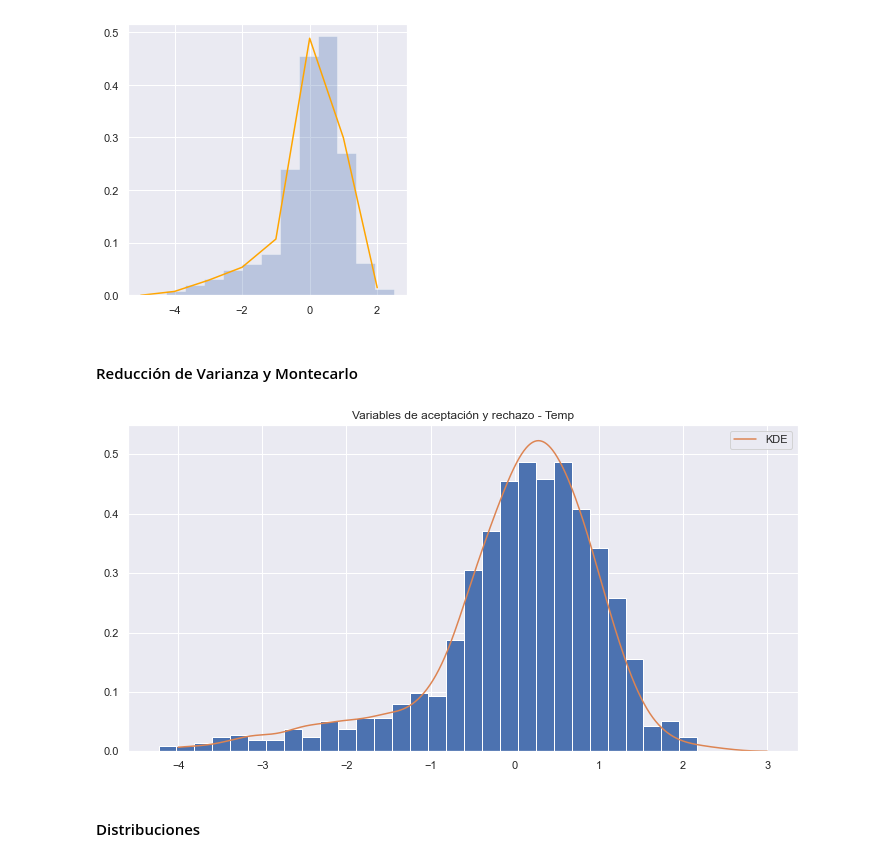
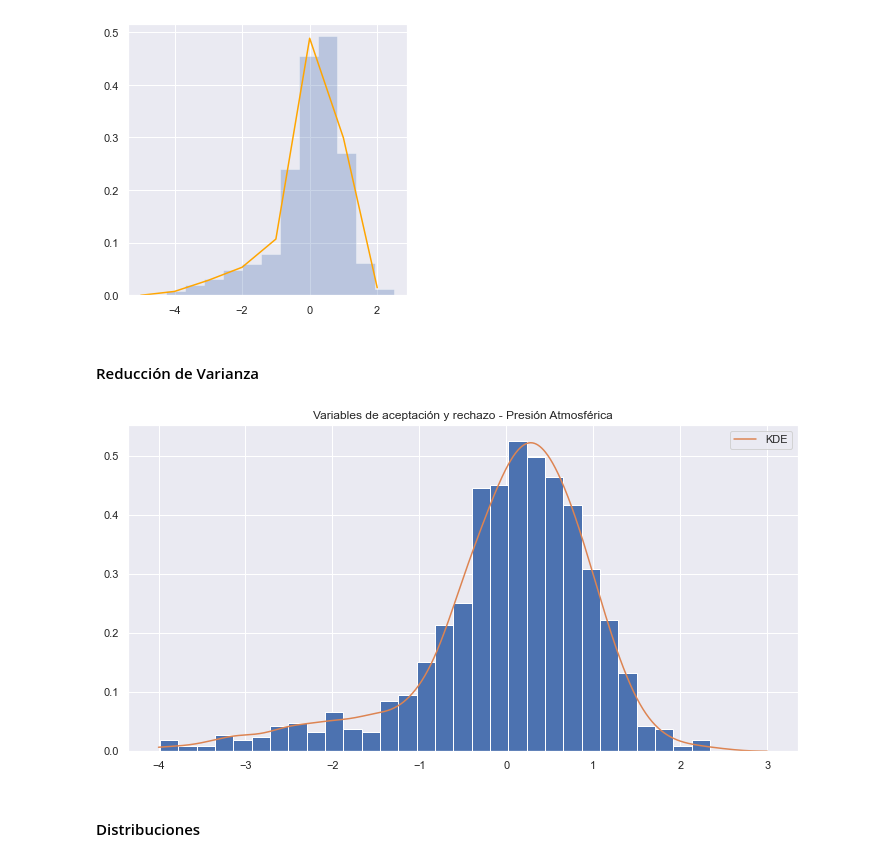
Before and after one commit to Tania-Bell/Proyecto_Modulo1, a Jupyter notebook: Proyecto_BellT_FloresA radiación solar.ipynb, the cells around one changed output. Saved outputs shown, nothing was run; the diff lists cells and outputs as text; code cells hidden in the pictures.

```diff
--- a/Proyecto_BellT_FloresA adult census.ipynb
+++ b/Proyecto_BellT_FloresA radiación solar.ipynb
@@ -143,7 +160,7 @@ def pruebaq_q(data:'Nodo',
 
 def red_var(data:'Nodo', N:'Número para muestra',f:'Pdf', t:'Función lambda', model:'Model'):
     '''
-    Reducción de Varianza y Montecarlo, retorna las variables aceptadas
+    Reducción de Varianza, retorna las variables aceptadas
     '''
     # parámetros y generación de variables
     r1 = muestra_est(N) # usando función del muestreo estratificado
@@ -210,6 +227,28 @@ def chi_cuadrada(dist:'Distribución Óptima', data:'Nodo', x:'x', y:'y', J1:'Bi
     mu = np.mean(x) # media
     sigma = np.std(x) # desviación estándar
     print('Media muestral = ', mu, '\nDesviación estándar muestral = ', sigma)
+
+
+    #Prueba de intervalos de confianza
+def intervalo_confianza(X:'Nodo',
+                        confianza:'Intervalo de confianza'):
+    '''
+    Función que realiza la prueba de intervalo de confianza por medio de aceptar o rechazar una hipótesis nula
+    '''
+    N = len(X)
+    i1 = st.t.interval(confianza, len(X)-1, loc=np.mean(X), scale=st.sem(X))
+    i2 = st.norm.interval(confianza, loc=np.mean(X), scale=st.sem(X))
+    media = np.mean(X)
+    h_0 = st.ttest_1samp(X, media) # prueba de hipotesis nula para media de montecarlo = media de datos originales
+    est = (np.mean(X) - media)/(np.std(X) / np.sqrt(N)) # estadístico normalizado
+    cuantil = st.t(N-1).cdf(confianza/2) # rechazo
+    print('Con una confianza de %2.2f la media estará en el intervalo t,\n %s     ' %(confianza,i1))
+    print('Con una confianza de %2.2f la media estará en el intervalo normal,\n %s' %(confianza,i2))
+    print('Media calculada' ,np.mean(X))
+    if h_0.pvalue > confianza:
+        print("La media es",media,"con un",confianza,"% de confianza, por lo tanto se acepta la hipótesis nula.")
+    else:
+        print("La media es diferente de",media,"por lo tanto se rechaza la hipótesis nula.")
 # %% [markdown]
 ## Obtención de bases de datos
 
@@ -415,24 +477,24 @@ plt.show()
 # %% [output]
 [figure]
 # %% [markdown]
-#### Reducción de Varianza y Montecarlo
+#### Reducción de Varianza
 # %%
 model = KernelDensity(bandwidth=0.2) #usando bandwidth óptimo
 model.fit(pres.reshape(-1, 1))
 x_grid = np.linspace(-4, 3, 1000)
 pdf_pres = pdf(x_grid[:, None], model) # usando función pdf
 
 plt.figure(figsize=(12,6))
 var_aleatorias = red_var(pres,100000,pdf, lambda x: max(pdf_pres) * np.ones(len(x)), model) # usand pdf
 
 plt.hist(var_aleatorias, 30, density=True)
 
 plt.plot(x_grid, pdf_pres, alpha=1, label='KDE') # graficamos
-plt.title('Variables de aceptación y rechazo - Temp')
+plt.title('Variables de aceptación y rechazo - Presión Atmosférica')
 plt.legend()
 plt.show()
 # %% [output]
-[figure, old version]
+[figure, new version]
 # %% [markdown]
 #### Distribuciones
 # %%
```
Also changed, not shown: parts of 37 cells of this notebook.
